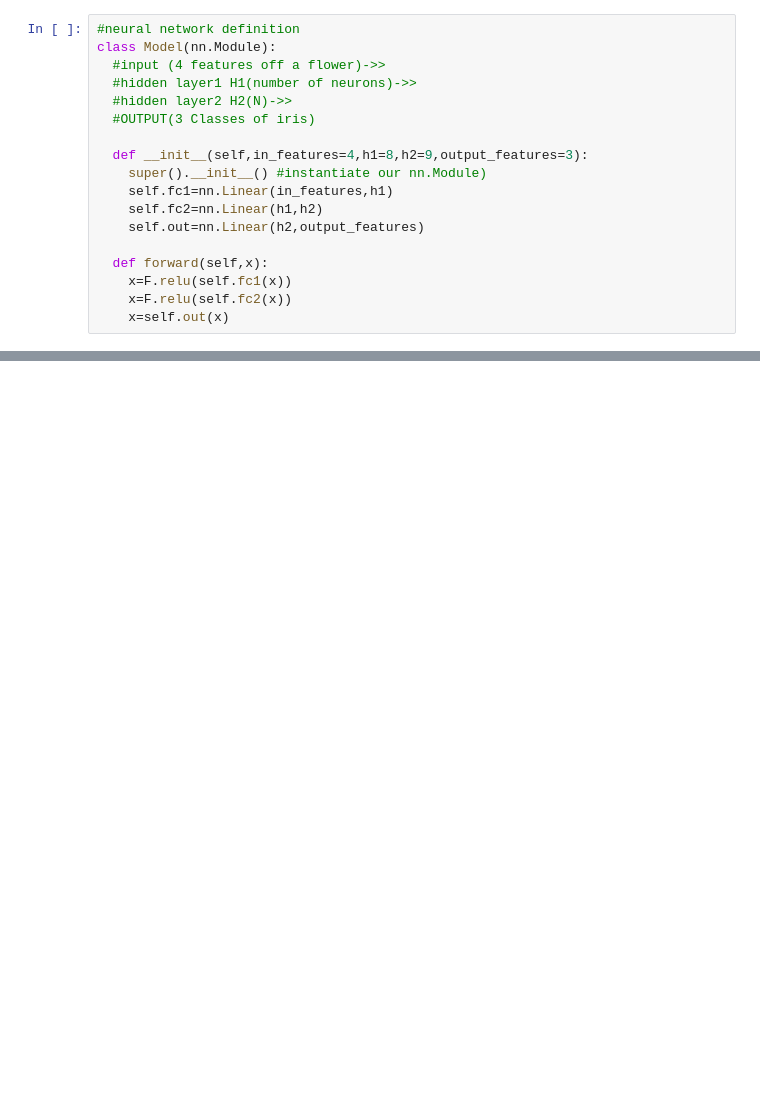
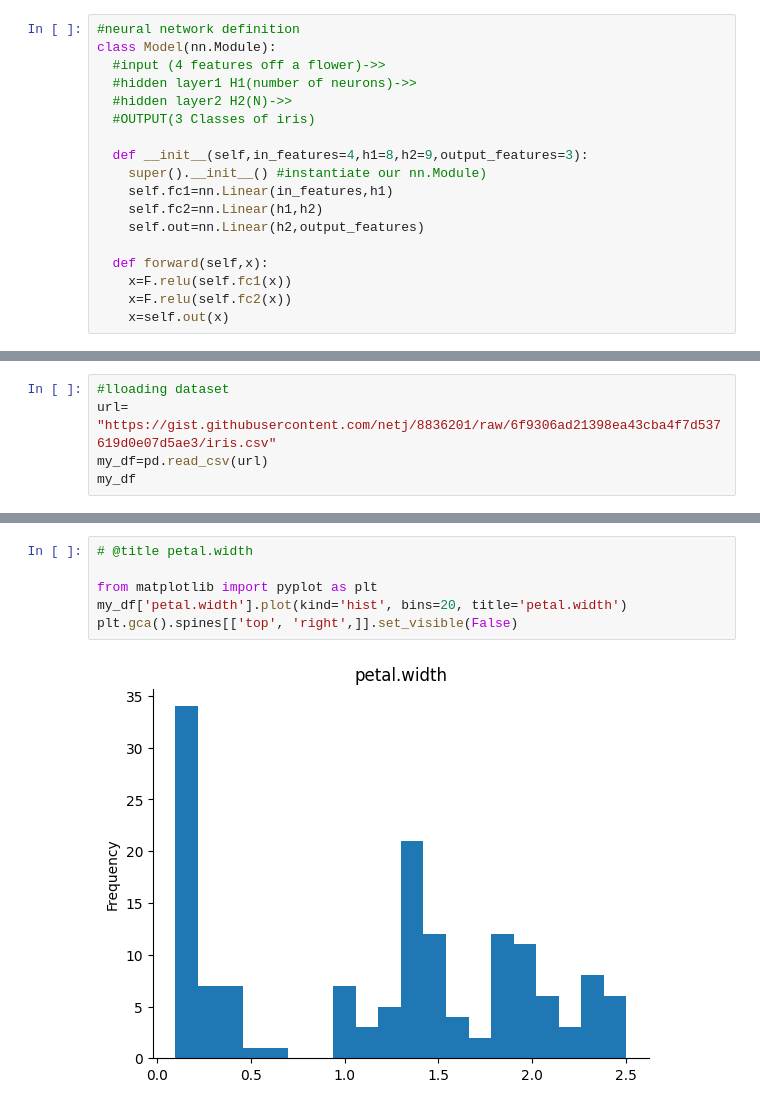
Before and after one commit to romenlongcode/YT-PYtorch, a Jupyter notebook: irisclassier.ipynb, the cells around one changed output, grey strips where cells are left out. Cells and saved outputs as stored; diff of their text form; blank space fills up the shorter version.

```diff
--- a/irisclassier.ipynb
+++ b/irisclassier.ipynb
@@ -30,0 +30,5 @@ model=Model()
+# %%
+#lloading dataset
+url= "https://gist.githubusercontent.com/netj/8836201/raw/6f9306ad21398ea43cba4f7d537619d0e07d5ae3/iris.csv"
+my_df=pd.read_csv(url)
+my_df
@@ -30,0 +49,8 @@ model=Model()
+# %%
+# @title petal.width
+
+from matplotlib import pyplot as plt
+my_df['petal.width'].plot(kind='hist', bins=20, title='petal.width')
+plt.gca().spines[['top', 'right',]].set_visible(False)
+# %% [output]
+[figure, added]
```
Also changed, not shown: parts of 16 cells of this notebook.
